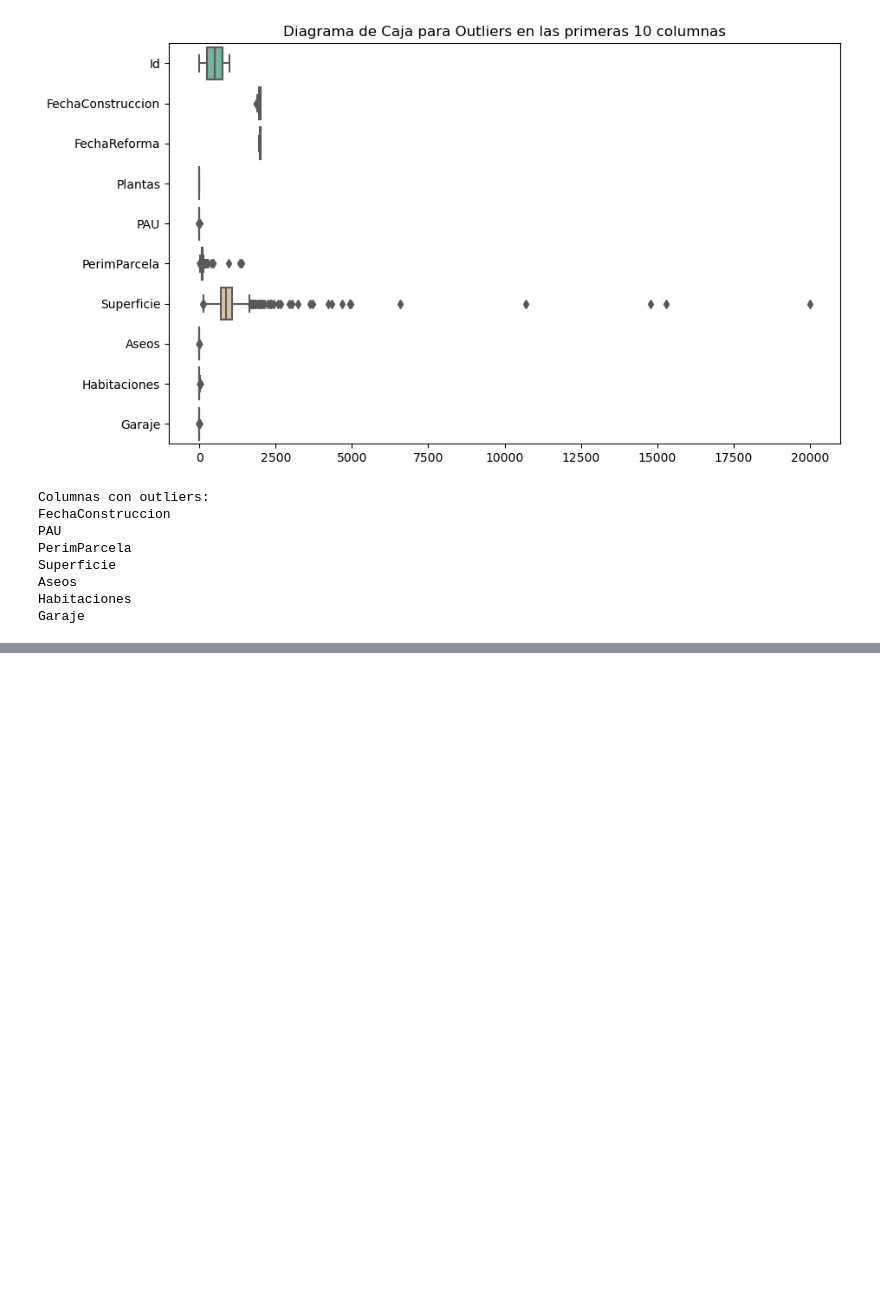
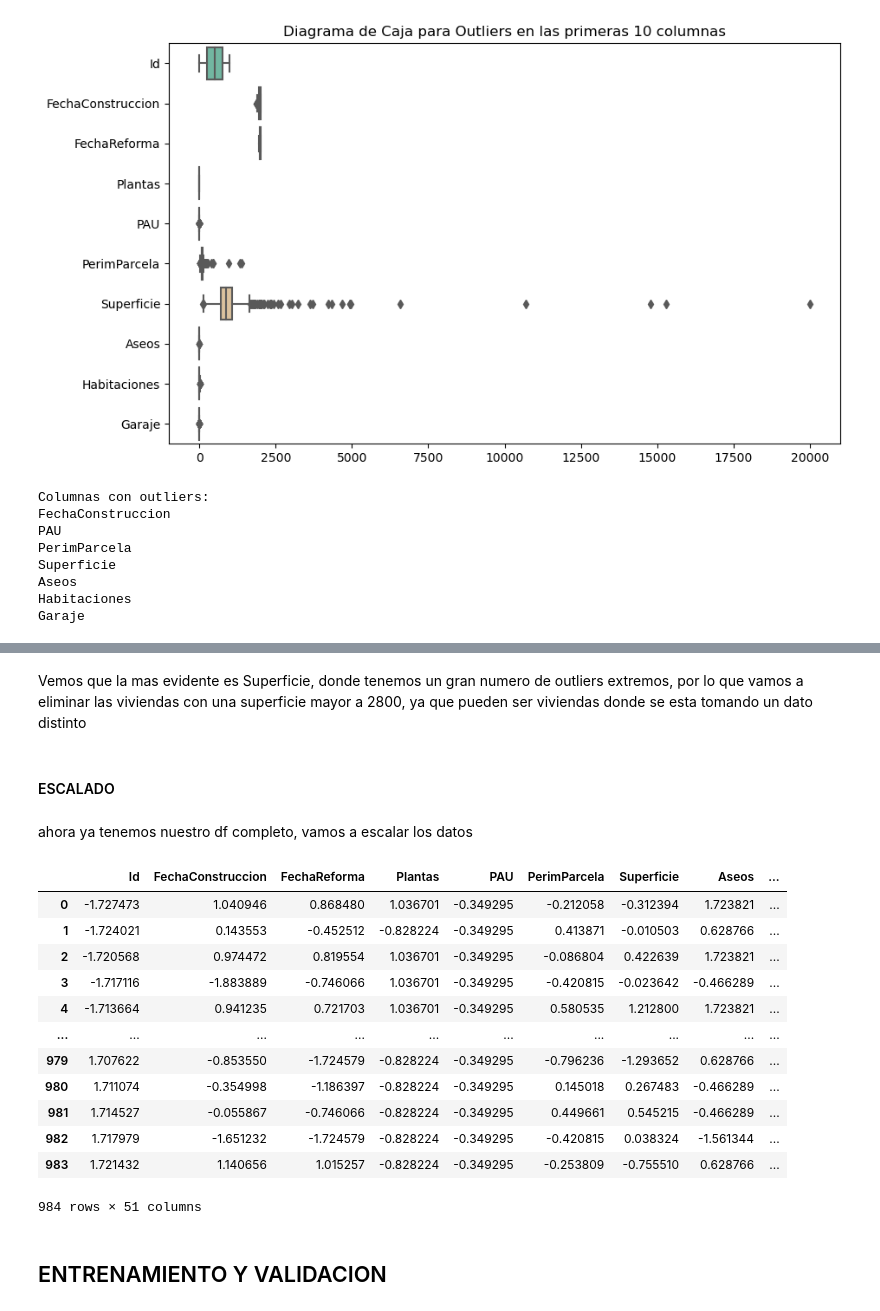
Before and after one commit to DiegoCollado27/ML-Price-Prediction, a Jupyter notebook: PRACTICA_2_AA.ipynb, the cells around one changed output, grey strips where cells are left out. Saved outputs shown, nothing was run; the diff lists cells and outputs as text; code cells hidden in the pictures; blank space fills up the shorter version.

```diff
--- a/PRACTICA_2_AA.ipynb
+++ b/PRACTICA_2_AA.ipynb
@@ -372,0 +360,41 @@ vale ahora vamos a probar algunos modelos y una cross validation de 10 folds
+# %% [markdown]
+Vemos que la mas evidente es Superficie, donde tenemos un gran numero de outliers extremos, por lo que vamos a eliminar las viviendas con una superficie mayor a 2800, ya que pueden ser viviendas donde se esta tomando un dato distinto
+# %%
+df = df[df['Superficie'] <= 2800]
+# %% [markdown]
+#### ESCALADO
+# %%
+y = df['Precio']
+x = df.drop(['Precio'], axis=1)
+# %% [markdown]
+ahora ya tenemos nuestro df completo, vamos a escalar los datos
+# %%
+from sklearn.preprocessing import StandardScaler
+
+
+scaler = StandardScaler()
+
+# Ajustar el scaler a tus datos (calcula la media y la desviación estándar)
+scaler.fit(x)
+# Realizar la transformación Z-Score en tus datos
+x_scaled = scaler.transform(x)
+
+# El resultado estará en forma de un ndarray de Numpy. Puedes convertirlo de nuevo a un DataFrame si es necesario.
+x = pd.DataFrame(x_scaled, columns=x.columns)
+x
+# %% [output]
+|  | Id | FechaConstruccion | FechaReforma | Plantas | PAU | PerimParcela | Superficie | Aseos | ... |
+| 0 | -1.727473 | 1.040946 | 0.868480 | 1.036701 | -0.349295 | -0.212058 | -0.312394 | 1.723821 | ... |
+| 1 | -1.724021 | 0.143553 | -0.452512 | -0.828224 | -0.349295 | 0.413871 | -0.010503 | 0.628766 | ... |
+| 2 | -1.720568 | 0.974472 | 0.819554 | 1.036701 | -0.349295 | -0.086804 | 0.422639 | 1.723821 | ... |
+| 3 | -1.717116 | -1.883889 | -0.746066 | 1.036701 | -0.349295 | -0.420815 | -0.023642 | -0.466289 | ... |
+| 4 | -1.713664 | 0.941235 | 0.721703 | 1.036701 | -0.349295 | 0.580535 | 1.212800 | 1.723821 | ... |
+| ... | ... | ... | ... | ... | ... | ... | ... | ... | ... |
+| 979 | 1.707622 | -0.853550 | -1.724579 | -0.828224 | -0.349295 | -0.796236 | -1.293652 | 0.628766 | ... |
+| 980 | 1.711074 | -0.354998 | -1.186397 | -0.828224 | -0.349295 | 0.145018 | 0.267483 | -0.466289 | ... |
+| 981 | 1.714527 | -0.055867 | -0.746066 | -0.828224 | -0.349295 | 0.449661 | 0.545215 | -0.466289 | ... |
+| 982 | 1.717979 | -1.651232 | -1.724579 | -0.828224 | -0.349295 | -0.420815 | 0.038324 | -1.561344 | ... |
+| 983 | 1.721432 | 1.140656 | 1.015257 | -0.828224 | -0.349295 | -0.253809 | -0.755510 | 0.628766 | ... |
+984 rows × 51 columns
+# %% [markdown]
+## ENTRENAMIENTO Y VALIDACION
```
Also changed, not shown: parts of 32 cells of this notebook.
